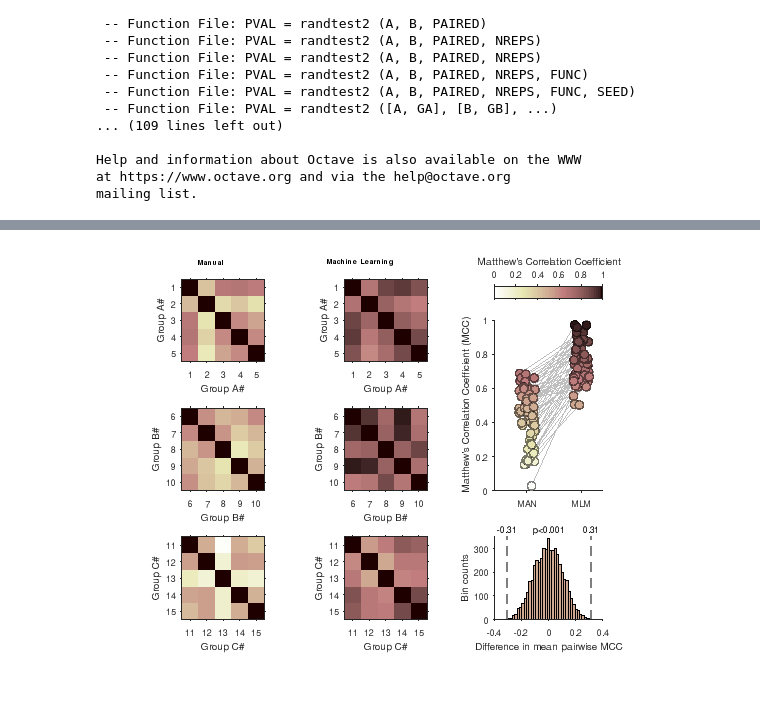
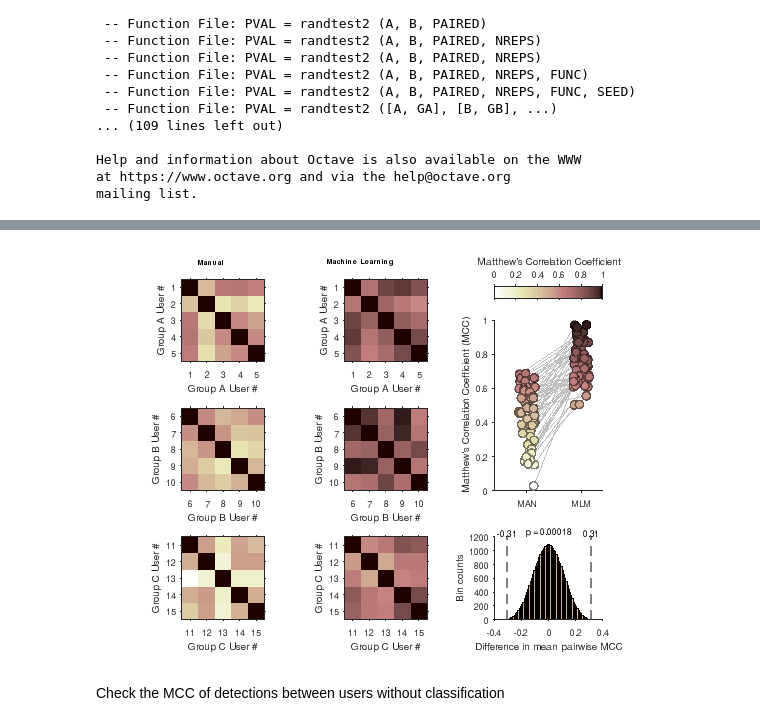
Before and after one commit to acp29/Winchester_EVENTER, a Jupyter notebook: notebooks/Fig7.ipynb, the cells around one changed output, grey strips where cells are left out. Drawn from its saved outputs; the diff is of its cells as text; code cells hidden in the pictures; blank space fills up the shorter version.

```diff
--- a/notebooks/Fig7.ipynb
+++ b/notebooks/Fig7.ipynb
@@ -254,7 +253,7 @@ annotation ('textbox', pos1, 'string', 'Manual', 'linestyle', 'none', ...
                              'fontweight', 'bold', 'fontsize', 9)
 imagesc(MAN_MAT.A)
 axis (gca, 'square')
-set (gca, 'xlabel', 'Group A#', 'ylabel', 'Group A#', 'tickdir', 'out');
+set (gca, 'xlabel', 'Group A User #', 'ylabel', 'Group A User #', 'tickdir', 'out');
 colormap (gca, flipud (pink))
 caxis([0 1])
 
@@ -267,7 +266,7 @@ annotation ('textbox', pos2, 'string', 'Machine Learning', 'linestyle', ...
                              'none', 'fontweight', 'bold', 'fontsize', 9)
 imagesc (MLM_MAT.A)
 axis (gca, 'square')
-set (gca, 'xlabel', 'Group A#', 'ylabel', 'Group A#', 'tickdir', 'out');
+set (gca, 'xlabel', 'Group A User #', 'ylabel', 'Group A User #', 'tickdir', 'out');
 colormap (gca, flipud (pink))
 caxis ([0 1])
 
@@ -293,7 +292,7 @@ imagesc (MAN_MAT.B)
 axis (gca, 'square')
 set (gca, 'yticklabel', cellfun (@num2str, num2cell (6:10), 'UniformOutput', false), ...
           'xticklabel', cellfun (@num2str, num2cell (6:10), 'UniformOutput', false), ...
-          'xlabel', 'Group B#', 'ylabel', 'Group B#', 'tickdir', 'out');
+          'xlabel', 'Group B User #', 'ylabel', 'Group B User #', 'tickdir', 'out');
 colormap (gca, flipud (pink))
 caxis ([0 1])
 
@@ -303,7 +302,7 @@ imagesc (MLM_MAT.B)
 axis (gca, 'square')
 set (gca, 'yticklabel', cellfun (@num2str, num2cell (6:10), 'UniformOutput', false), ...
           'xticklabel', cellfun (@num2str, num2cell (6:10), 'UniformOutput', false), ...
-          'xlabel', 'Group B#', 'ylabel', 'Group B#', 'tickdir', 'out');
+          'xlabel', 'Group B User #', 'ylabel', 'Group B User #', 'tickdir', 'out');
 colormap (gca, flipud (pink))
 caxis ([0 1])
 
@@ -312,37 +311,39 @@ subplot (3, 3, 7)
 imagesc (MAN_MAT.C)
 axis (gca, 'square')
 set (gca, 'yticklabel', cellfun (@num2str, num2cell (11:15), 'UniformOutput', false), ...
           'xticklabel', cellfun (@num2str, num2cell (11:15), 'UniformOutput', false), ...
-          'xlabel', 'Group C#', 'ylabel', 'Group C#', 'tickdir', 'out');
+          'xlabel', 'Group C User #', 'ylabel', 'Group C User #', 'tickdir', 'out');
 colormap (gca, flipud (pink))
 caxis ([0 1])
 
 % Create heatmap plot for group C machine learning classification
 subplot (3, 3, 8);
 imagesc (MLM_MAT.C)
 axis (gca, 'square')
 set (gca, 'yticklabel', cellfun (@num2str, num2cell (11:15), 'UniformOutput', false), ...
           'xticklabel', cellfun (@num2str, num2cell (11:15), 'UniformOutput', false), ...
-          'xlabel', 'Group C#', 'ylabel', 'Group C#', 'tickdir', 'out');
+          'xlabel', 'Group C User #', 'ylabel', 'Group C User #', 'tickdir', 'out');
 colormap (gca, flipud (pink))
 caxis ([0 1])
 
 % Plot permutation distribution
 subplot (3, 3, 9)
 h = 2 * iqr (PERMSTAT) * numel (PERMSTAT)^(- 1 / 3); % Freedman-Diaconis rule
 nbins = ceil (range (PERMSTAT) / h);
 hist (PERMSTAT, nbins);
 line (+ STAT * ones (1, 2), ylim, 'color', [0.5,0.5,0.5], 'linewidth', 1, 'linestyle','--')
 line (- STAT * ones (1, 2), ylim, 'color', [0.5,0.5,0.5], 'linewidth', 1, 'linestyle','--')
-text (- STAT, 400, num2str (- STAT, 2), 'horizontalalignment', 'center', 'verticalalignment', 'top')
-text (+ STAT, 400, num2str (+ STAT, 2), 'horizontalalignment', 'center', 'verticalalignment', 'top')
-text (0, 400, 'p<0.001', 'horizontalalignment', 'center', 'verticalalignment', 'top')
+text (- STAT, 1200, num2str (- STAT, 2), 'horizontalalignment', 'center', 'verticalalignment', 'bottom')
+text (+ STAT, 1200, num2str (+ STAT, 2), 'horizontalalignment', 'center', 'verticalalignment', 'bottom')
+text (0, 1200, sprintf('p = %.5f',PVAL), 'horizontalalignment', 'center', 'verticalalignment', 'bottom')
 ylabel ('Bin counts');
 xlabel ('Difference in mean pairwise MCC');
-set (gca, 'tickdir', 'out', 'ytick', [0:100:400])
+set (gca, 'tickdir', 'out', 'ytick', [0:200:1200])
 box off
 
 % Save plots
 print ('../output/fig7.png', '-dpng', '-S960,720')
 # %% [output]
-[figure, old version]
+[figure, new version]
+# %% [markdown]
+Check the MCC of detections between users without classification
```
Also changed, not shown: parts of 6 cells of this notebook.
